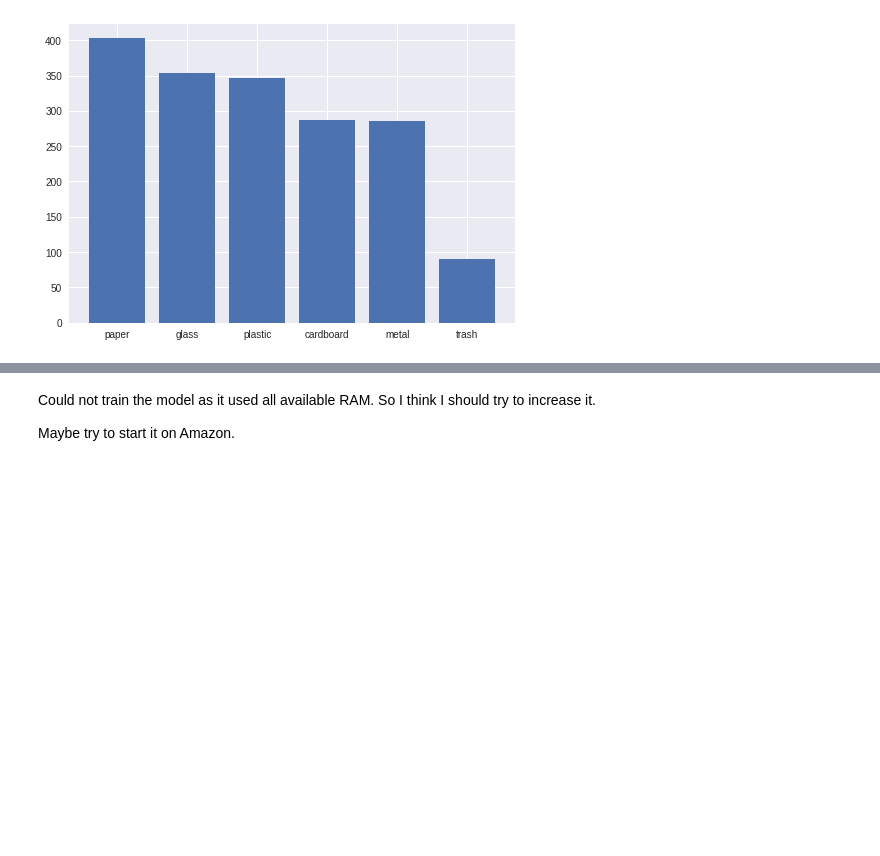
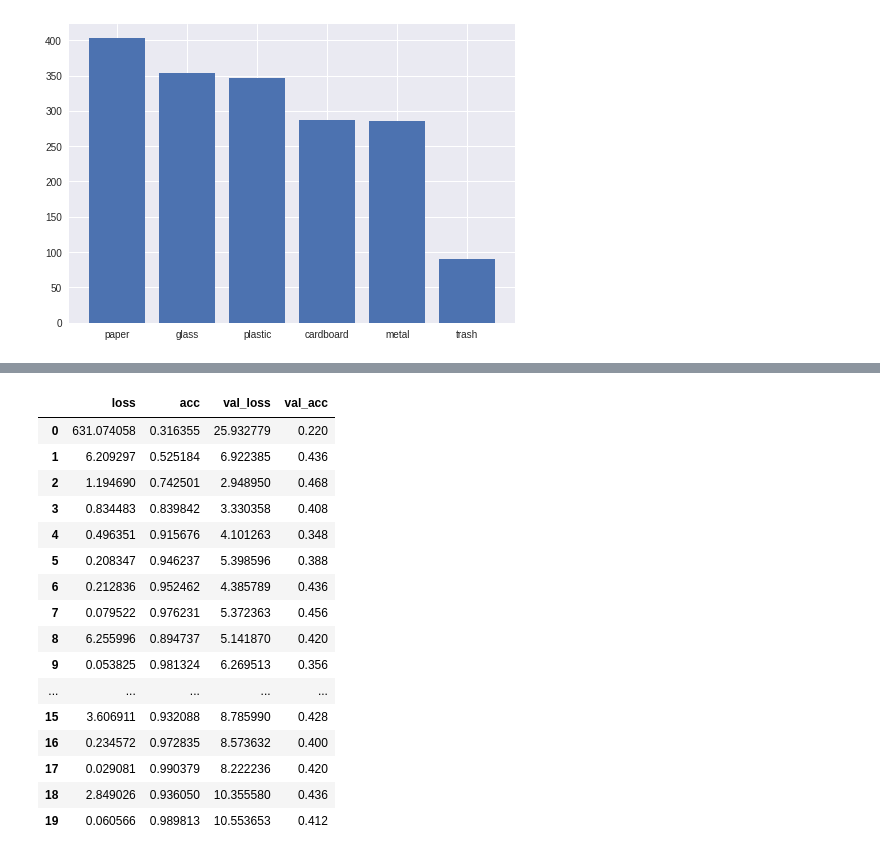
Before and after one commit to loujin2/garbage-classification, a Jupyter notebook: garbage_recognition.ipynb, the cells around one changed output, grey strips where cells are left out. Drawn from its saved outputs; the diff is of its cells as text; code cells hidden in the pictures; blank space fills up the shorter version.

Commit message:
Include PM1 model in repo

```diff
--- a/garbage_recognition.ipynb
+++ b/garbage_recognition.ipynb
@@ -91,15 +87,15 @@ if not LOAD_FILES_FROM_DRIVE:
             np.full(len(arr), i) for i, arr in enumerate(image_list)
         ])
         data_type = path.split("/")[-1]
-        np.save(f"X_{data_type}.npy", X_tmp)
-        np.save(f"y_{data_type}.npy", y_tmp)
+        np.save(f"{DATASET_DIR}/X_{data_type}.npy", X_tmp)
+        np.save(f"{DATASET_DIR}/y_{data_type}.npy", y_tmp)
 
-X_train = np.load("X_train.npy")
-y_train = np.load("y_train.npy")
-X_valid = np.load("X_valid.npy")
-y_valid = np.load("y_valid.npy")
-X_test = np.load("X_test.npy")
-y_test = np.load("y_test.npy")
+X_train = np.load(f"{DATASET_DIR}/X_train.npy")
+y_train = np.load(f"{DATASET_DIR}/y_train.npy")
+X_valid = np.load(f"{DATASET_DIR}/X_valid.npy")
+y_valid = np.load(f"{DATASET_DIR}/y_valid.npy")
+X_test = np.load(f"{DATASET_DIR}/X_test.npy")
+y_test = np.load(f"{DATASET_DIR}/y_test.npy")
 # %%
 import matplotlib.pyplot as plt
 
@@ -185,7 +181,7 @@ history = model.fit(
     X_train,
     y_train,
     epochs=20,
-    batch_size=600,
+    batch_size=50,
     validation_data=(X_valid, y_valid)
 )
 # %% [output]
@@ -194,4 +204,0 @@ Epoch 1/20
-# %% [markdown]
-Could not train the model as it used all available RAM. So I think I should try to increase it.
-
-Maybe try to start it on Amazon.
@@ -197,0 +211,29 @@ Maybe try to start it on Amazon.
+# %%
+import pandas as pd
+
+
+hist_df = pd.DataFrame(history.history)
+hist_json_file = "history.json"
+
+with open(f"{MODEL_DIR}/PM1_history.json", mode='w') as f:
+    hist_df.to_json(f)
+
+# pd.read_json(f"{MODEL_DIR}/PM1_history.json")
+# %% [output]
+|  | loss | acc | val_loss | val_acc |
+| 0 | 631.074058 | 0.316355 | 25.932779 | 0.220 |
+| 1 | 6.209297 | 0.525184 | 6.922385 | 0.436 |
+| 2 | 1.194690 | 0.742501 | 2.948950 | 0.468 |
+| 3 | 0.834483 | 0.839842 | 3.330358 | 0.408 |
+| 4 | 0.496351 | 0.915676 | 4.101263 | 0.348 |
+| 5 | 0.208347 | 0.946237 | 5.398596 | 0.388 |
+| 6 | 0.212836 | 0.952462 | 4.385789 | 0.436 |
+| 7 | 0.079522 | 0.976231 | 5.372363 | 0.456 |
+| 8 | 6.255996 | 0.894737 | 5.141870 | 0.420 |
+| 9 | 0.053825 | 0.981324 | 6.269513 | 0.356 |
+| ... | ... | ... | ... | ... |
+| 15 | 3.606911 | 0.932088 | 8.785990 | 0.428 |
+| 16 | 0.234572 | 0.972835 | 8.573632 | 0.400 |
+| 17 | 0.029081 | 0.990379 | 8.222236 | 0.420 |
+| 18 | 2.849026 | 0.936050 | 10.355580 | 0.436 |
+| 19 | 0.060566 | 0.989813 | 10.553653 | 0.412 |
```
Also changed, not shown: parts of 6 cells of this notebook.
